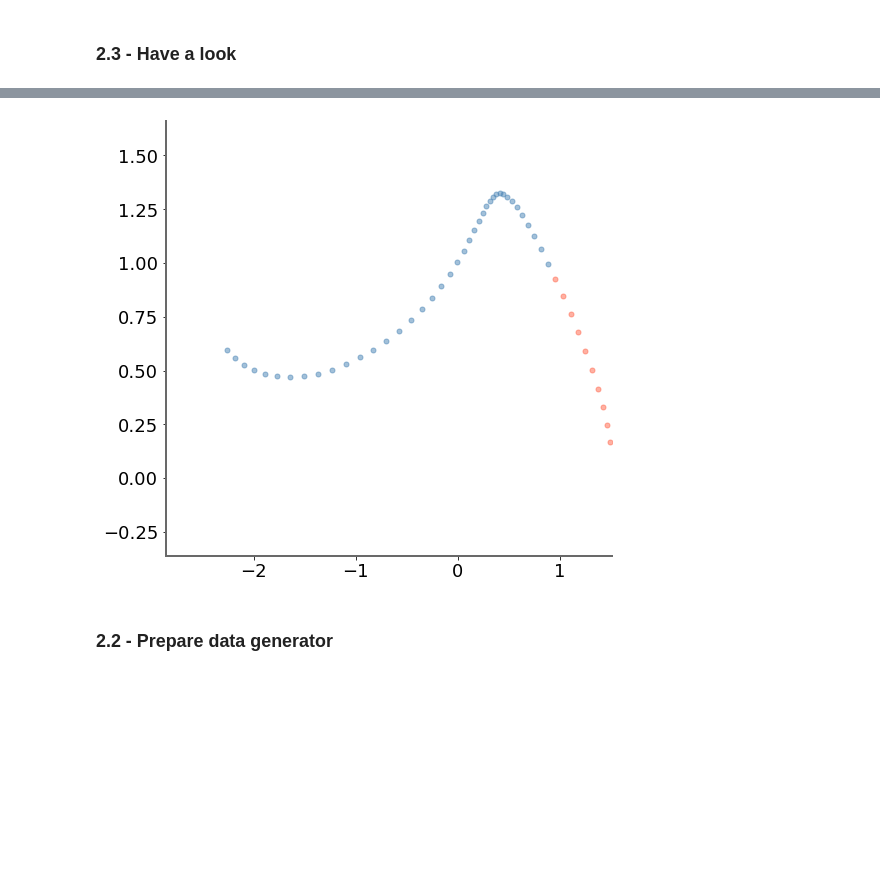
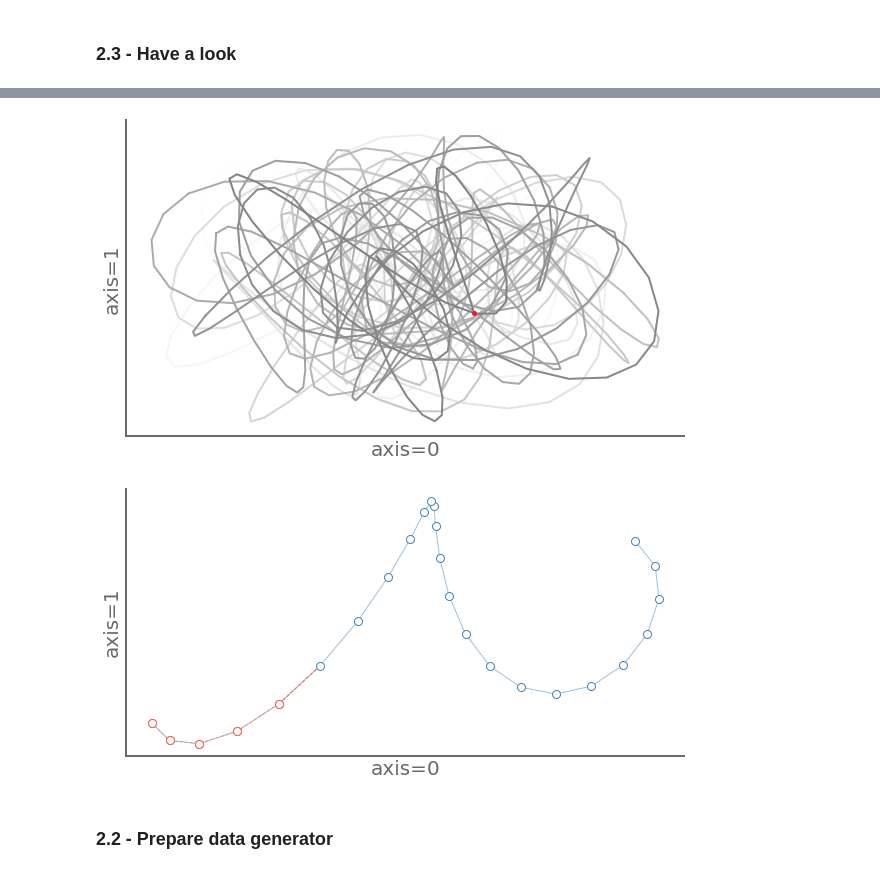
Before and after one commit to Jean-Christ1/Deep-Learning-with-Keras-and-Tensorflow, a Jupyter notebook: SYNOP/00-Beta-series.ipynb, the cells around one changed output, grey strips where cells are left out. Cells and saved outputs as stored; diff of their text form; code cells hidden in the pictures; blank space fills up the shorter version.

```diff
--- a/SYNOP/00-Beta-series.ipynb
+++ b/SYNOP/00-Beta-series.ipynb
@@ -57,20 +57,20 @@ Update keras cache   : False
 # %%
 # ---- About dataset
 #
-max_t      = 100
-delta_t    = 0.01
+max_t      = 1000
+delta_t    = 0.02
 
 
-sequence_len = 40
-predict_len  = 10
+sequence_len = 20
+predict_len  = 5
 features_len = 2
 
 # ---- About training
 #
 scale            = 1        # Percentage of dataset to be used (1=all)
-train_prop       = .8       # Percentage for train (the rest being for the test)
+train_prop       = .7       # Percentage for train (the rest being for the test)
 batch_size       = 32
-epochs           = 10
+epochs           = 5
 # %% [markdown]
 Override parameters (batch mode) - Just forget this cell
 # %%
@@ -146,21 +133,15 @@ plt.show()
-# %%
-k1,k2 = sequence_len, predict_len
-i = random.randint(0,len(x_test)-k1-k2)
-j=i+k1
-
-x,y=x_test[i:i+k1,0],x_test[i:i+k1,1]
-u,v=x_test[j:j+k2,0],x_test[j:j+k2,1]
-
-fig = plt.figure(figsize=(8,8))
-
-ax = plt.axes()
-ax.plot(x, y,'.', alpha=0.5)
-ax.plot(u, v,'.', alpha=0.5)
-ax.set_xlim(x1,x2)
-ax.set_ylim(y1,y2)
-plt.show()
-# %% [output]
-[figure, removed]
+# %%
+pwk.plot_2d_serie(x_train[:1000])
+# %% [output]
+[figure, added]
+# %%
+k1,k2 = sequence_len, predict_len
+i = random.randint(0,len(x_test)-k1-k2)
+j = i+k1
+
+pwk.plot_2d_segment( x_test[i:j+k2], x_test[j:j+k2],ms=8 )
+# %% [output]
+[figure, added]
 # %% [markdown]
 ### 2.2 - Prepare data generator
 # %%
```
Also changed, not shown: parts of 13 cells of this notebook, 2 other files.
